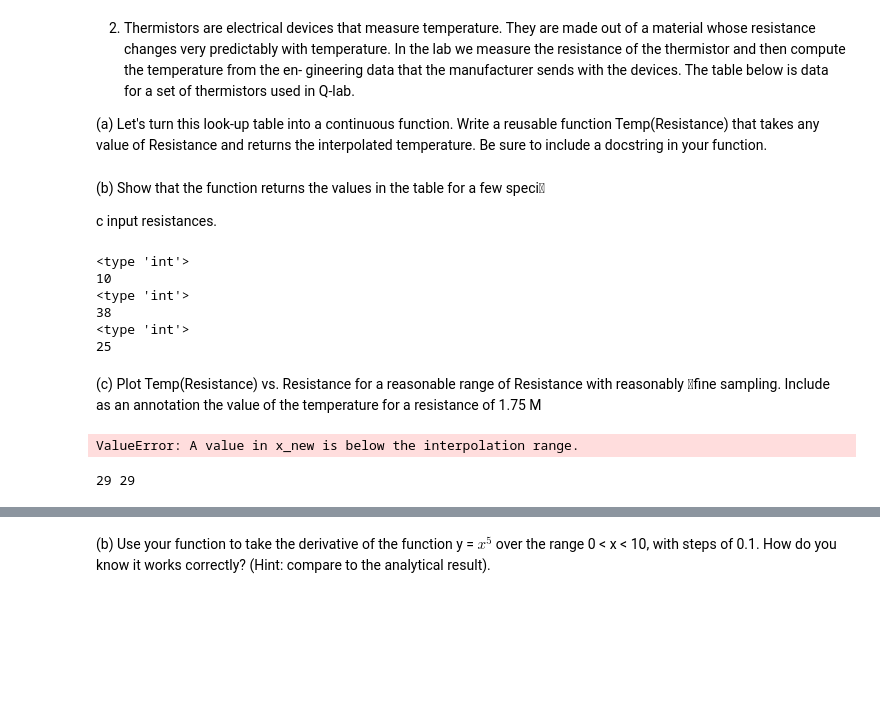
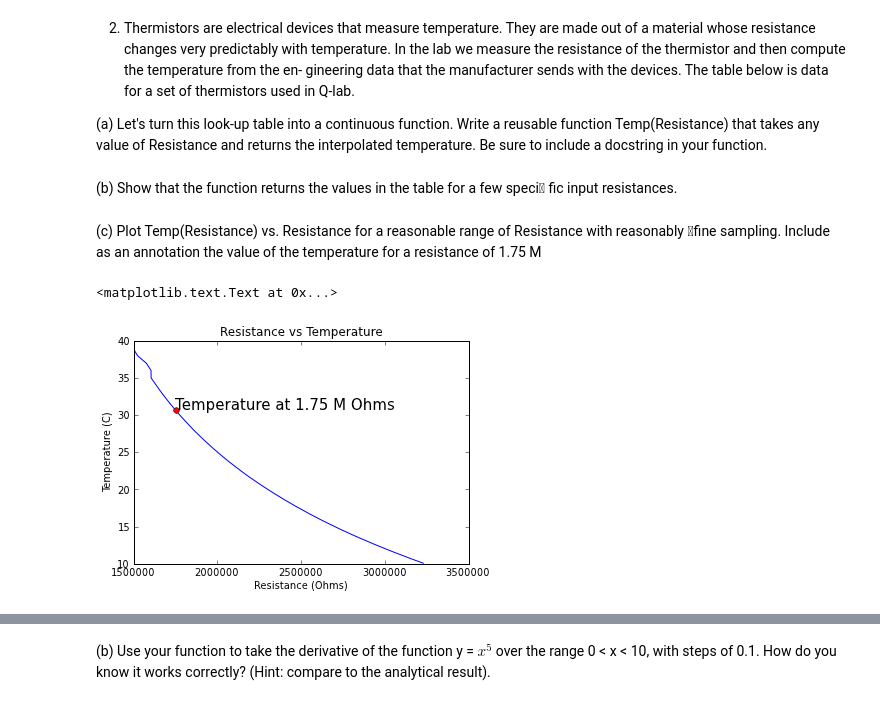
Before and after one commit to ersong/PHYS202-S13, a Jupyter notebook: Week4/InterpAndDiffEx3.ipynb, the cells around one changed output, grey strips where cells are left out. Cells and saved outputs as stored; diff of their text form; code cells hidden in the pictures; blank space fills up the shorter version.

Commit message:
Interp + Diff Exercises

```diff
--- a/Week4/InterpAndDiffEx3.ipynb
+++ b/Week4/InterpAndDiffEx3.ipynb
@@ -46,41 +25,20 @@ a set of thermistors used in Q-lab.
 
 (a) Let's turn this look-up table into a continuous function. Write a reusable function
 Temp(Resistance) that takes any value of Resistance and returns the interpolated temperature. Be sure to include a docstring in your function.
-# %%
-def Temp(Resistance):
-     """Takes in Resistance parameter, returns Temperature in Celsius."""
-     T=arange(10,40,1)
-     R=[3.239e6,3.118e6,3.004e6,2.897e6,2.795e6,2.7e6,2.61e6,2.526e6,2.446e6,2.371e6,2.3e6,2.233e6,2.169e6,2.11e6,2.053e6,2.e6,1.95e6,1.902e6,1.857e6,1.815e6,1.774e6,1.736e6,1.7e6,1.666e6,1.634e6,1.603e6,1.574e6,1.521e6,1.496e6]
-     i=R.index(Resistance)
-     print type(i)
-     return T[i]
+# %%
+from scipy.interpolate import interp1d
+def Temp(Resistance):
+     """Takes in Resistance parameter R, returns Temperature in Celsius."""
+     T=arange(39,9,-1)
+     R=[1.496e6,1.521e6, 1.574e6, 1.603e6, 1.603e6, 1.634e6, 1.666e6, 1.7e6, 1.736e6, 1.774e6, 1.815e6, 1.857e6, 1.902e6, 1.95e6, 2.e6, 2.053e6, 2.11e6, 2.169e6, 2.233e6, 2.3e6, 2.371e6, 2.446e6, 2.526e6, 2.61e6, 2.7e6, 2.795e6, 2.897e6, 3.004e6, 3.118e6, 3.239e6]
+     TempInterp=interp1d(R,T)
+     return TempInterp(Resistance)
 # %% [markdown]
 (b) Show that the function returns the values in the table for a few speci
-
-
-
-
-
-
-
-
-
-
-
-
-
-
-c input resistances.
+fic input resistances.
 # %%
 print Temp(3.239e6)
 print Temp(1.496e6)
 print Temp(2e6)
-# %% [output]
-<type 'int'>
-10
-<type 'int'>
-38
-<type 'int'>
-25
 # %% [markdown]
 (c) Plot Temp(Resistance) vs. Resistance for a reasonable range of Resistance with
@@ -88,18 +46,17 @@
 resistance of 1.75 M
-# %%
-from scipy.interpolate import interp1d
-R=[3.239e6,3.118e6,3.004e6,2.897e6,2.795e6,2.7e6,2.61e6,2.526e6,2.446e6,2.371e6,2.3e6,2.233e6,2.169e6,2.11e6,2.053e6,2.e6,1.95e6,1.902e6,1.857e6,1.815e6,1.774e6,1.736e6,1.7e6,1.666e6,1.634e6,1.603e6,1.574e6,1.521e6,1.496e6]
-T=arange(10,39,1)
-print len(R), len(T)
-TempInterp=interp1d(R,T)
-CalcR=1.75e6
-CalcTemp=TempInterp(CalcR)
-plot(R,T,CalcR,CalcTemp,'r.', markersize=10,markeredgewidth=3)
-xlabel("Resistance (Ohms)")
-ylabel("Temperature (C)")
-title("Resistance vs Temperature")
-text(CalcR,CalcTemp,"Temperature at 1.75 M Ohms",fontsize=15)
-# %% [output]
-ValueError: A value in x_new is below the interpolation range.
-29 29
+# %%
+R1=arange(1.5e6,3.23e6,1e2)
+#TempInterp=interp1d(R,T)
+CalcR=1.75e6
+#CalcTemp=TempInterp(CalcR)
+R2=1.75e6#find this
+plot(R1,Temp(R1))
+plot(R2,Temp(R2),'r.',markersize=10)
+xlabel("Resistance (Ohms)")
+ylabel("Temperature (C)")
+title("Resistance vs Temperature")
+pyplot.text(R2,Temp(R2),"Temperature at 1.75 M Ohms",fontsize=15)
+# %% [output]
+<matplotlib.text.Text at 0x...>
+[figure, added]
 # %% [markdown]
```
Also changed, not shown: parts of 16 cells of this notebook, 3 other files.
